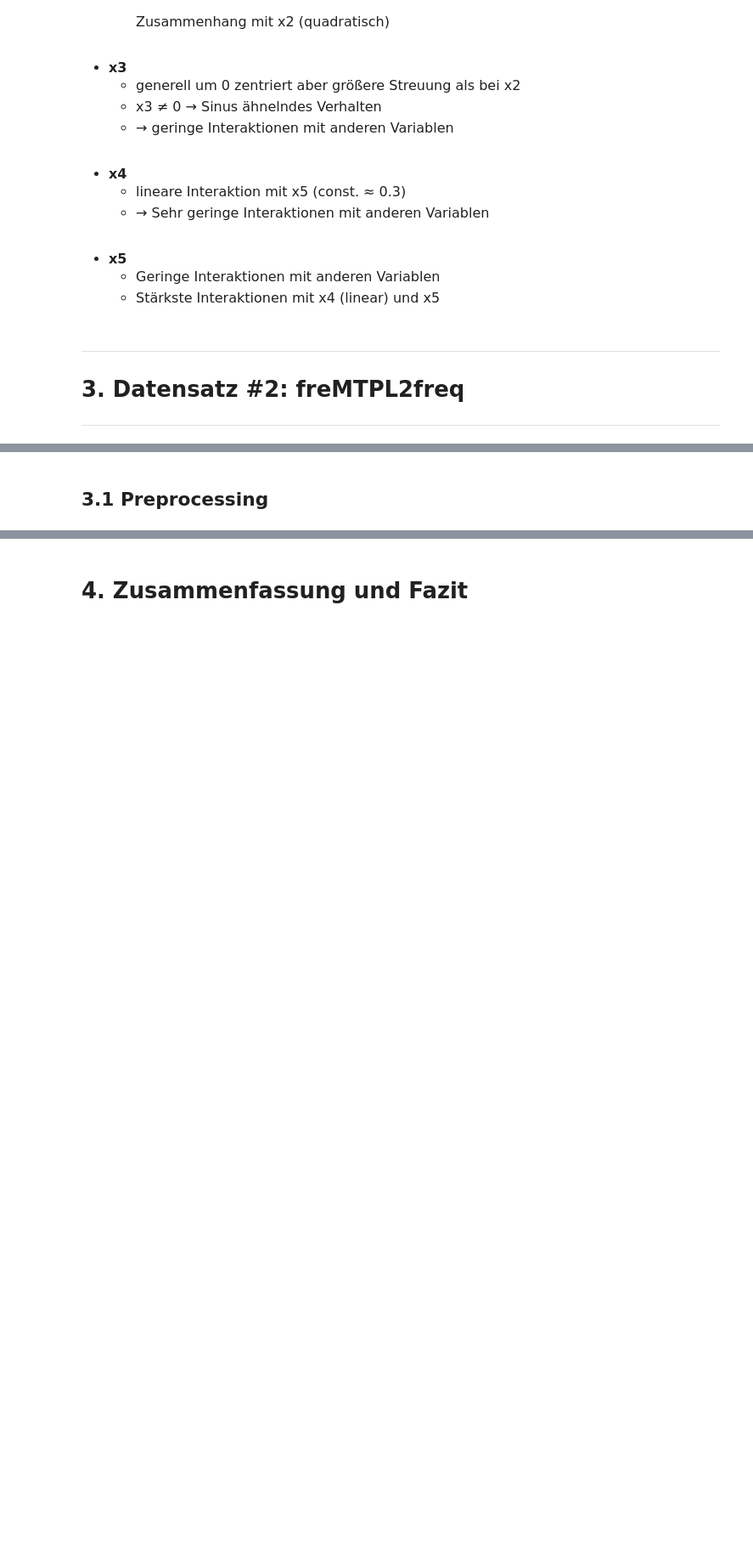
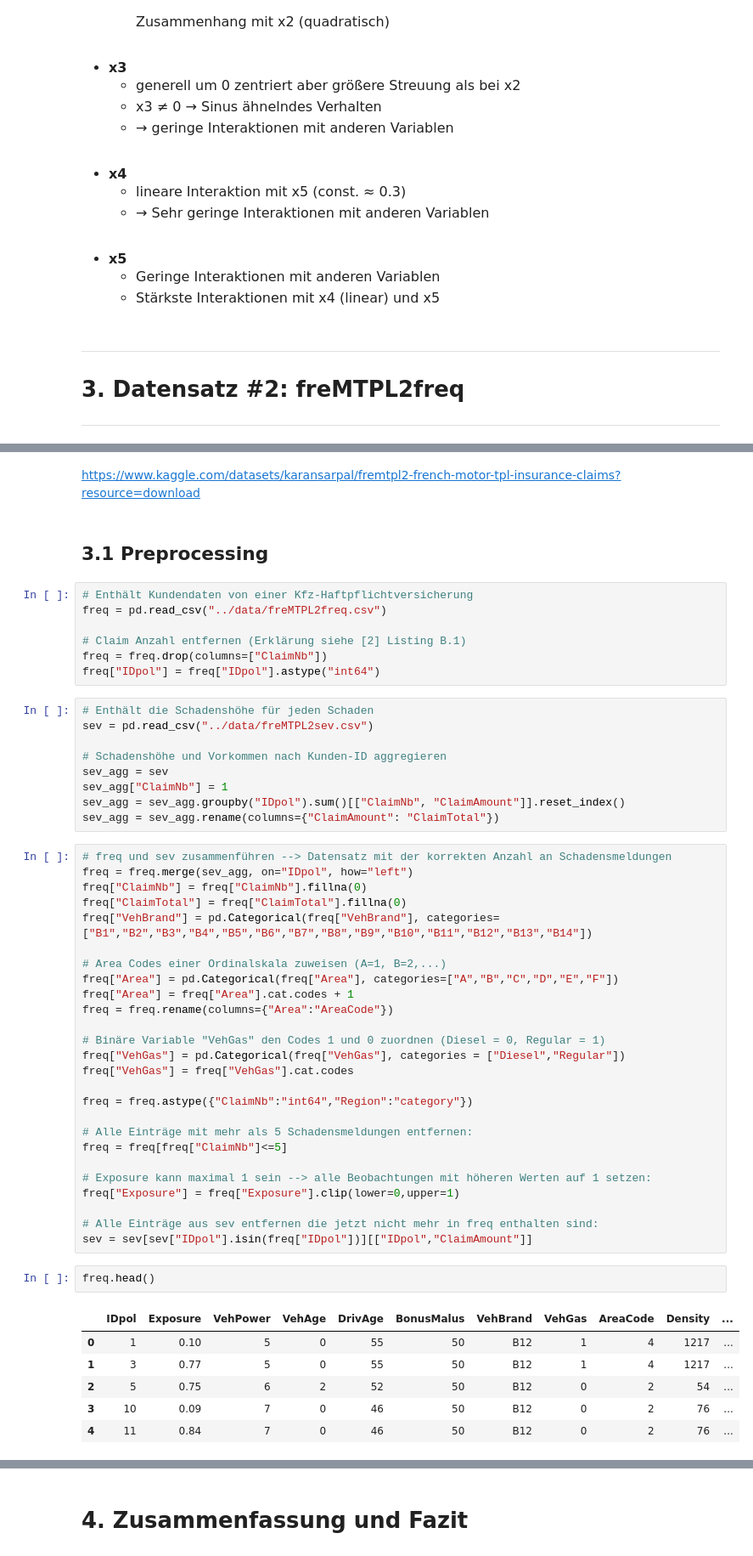
Before and after one commit to PK1706/pyLocalGLMnet, a Jupyter notebook: src/localGLMnet.ipynb, the cells around one changed output, grey strips where cells are left out. Shown at 85% size. Saved outputs shown, nothing was run; the diff lists cells and outputs as text; blank space fills up the shorter version.

Commit message:
Add second dataset and do preprocessing

```diff
--- a/src/localGLMnet.ipynb
+++ b/src/localGLMnet.ipynb
@@ -611,2 +601,55 @@ mtpl_df.head()
+# %% [markdown]
+https://www.kaggle.com/datasets/karansarpal/fremtpl2-french-motor-tpl-insurance-claims?resource=download
 # %% [markdown]
 ## 3.1 Preprocessing <a class="anchor" id="3_1-bullet"></a>
+# %%
+# Enthält Kundendaten von einer Kfz-Haftpflichtversicherung
+freq = pd.read_csv("../data/freMTPL2freq.csv")
+
+# Claim Anzahl entfernen (Erklärung siehe [2] Listing B.1)
+freq = freq.drop(columns=["ClaimNb"])
+freq["IDpol"] = freq["IDpol"].astype("int64")
+# %%
+# Enthält die Schadenshöhe für jeden Schaden
+sev = pd.read_csv("../data/freMTPL2sev.csv")
+
+# Schadenshöhe und Vorkommen nach Kunden-ID aggregieren
+sev_agg = sev
+sev_agg["ClaimNb"] = 1
+sev_agg = sev_agg.groupby("IDpol").sum()[["ClaimNb", "ClaimAmount"]].reset_index()
+sev_agg = sev_agg.rename(columns={"ClaimAmount": "ClaimTotal"})
+# %%
+# freq und sev zusammenführen --> Datensatz mit der korrekten Anzahl an Schadensmeldungen
+freq = freq.merge(sev_agg, on="IDpol", how="left")
+freq["ClaimNb"] = freq["ClaimNb"].fillna(0)
+freq["ClaimTotal"] = freq["ClaimTotal"].fillna(0)
+freq["VehBrand"] = pd.Categorical(freq["VehBrand"], categories=["B1","B2","B3","B4","B5","B6","B7","B8","B9","B10","B11","B12","B13","B14"])
+
+# Area Codes einer Ordinalskala zuweisen (A=1, B=2,...)
+freq["Area"] = pd.Categorical(freq["Area"], categories=["A","B","C","D","E","F"])
+freq["Area"] = freq["Area"].cat.codes + 1
+freq = freq.rename(columns={"Area":"AreaCode"})
+
+# Binäre Variable "VehGas" den Codes 1 und 0 zuordnen (Diesel = 0, Regular = 1)
+freq["VehGas"] = pd.Categorical(freq["VehGas"], categories = ["Diesel","Regular"])
+freq["VehGas"] = freq["VehGas"].cat.codes
+
+freq = freq.astype({"ClaimNb":"int64","Region":"category"})
+
+# Alle Einträge mit mehr als 5 Schadensmeldungen entfernen:
+freq = freq[freq["ClaimNb"]<=5]
+
+# Exposure kann maximal 1 sein --> alle Beobachtungen mit höheren Werten auf 1 setzen:
+freq["Exposure"] = freq["Exposure"].clip(lower=0,upper=1)
+
+# Alle Einträge aus sev entfernen die jetzt nicht mehr in freq enthalten sind:
+sev = sev[sev["IDpol"].isin(freq["IDpol"])][["IDpol","ClaimAmount"]]
+# %%
+freq.head()
+# %% [output]
+|  | IDpol | Exposure | VehPower | VehAge | DrivAge | BonusMalus | VehBrand | VehGas | AreaCode | Density | ... |
+| 0 | 1 | 0.10 | 5 | 0 | 55 | 50 | B12 | 1 | 4 | 1217 | ... |
+| 1 | 3 | 0.77 | 5 | 0 | 55 | 50 | B12 | 1 | 4 | 1217 | ... |
+| 2 | 5 | 0.75 | 6 | 2 | 52 | 50 | B12 | 0 | 2 | 54 | ... |
+| 3 | 10 | 0.09 | 7 | 0 | 46 | 50 | B12 | 0 | 2 | 76 | ... |
+| 4 | 11 | 0.84 | 7 | 0 | 46 | 50 | B12 | 0 | 2 | 76 | ... |
```
Also changed, not shown: parts of 17 cells of this notebook.
